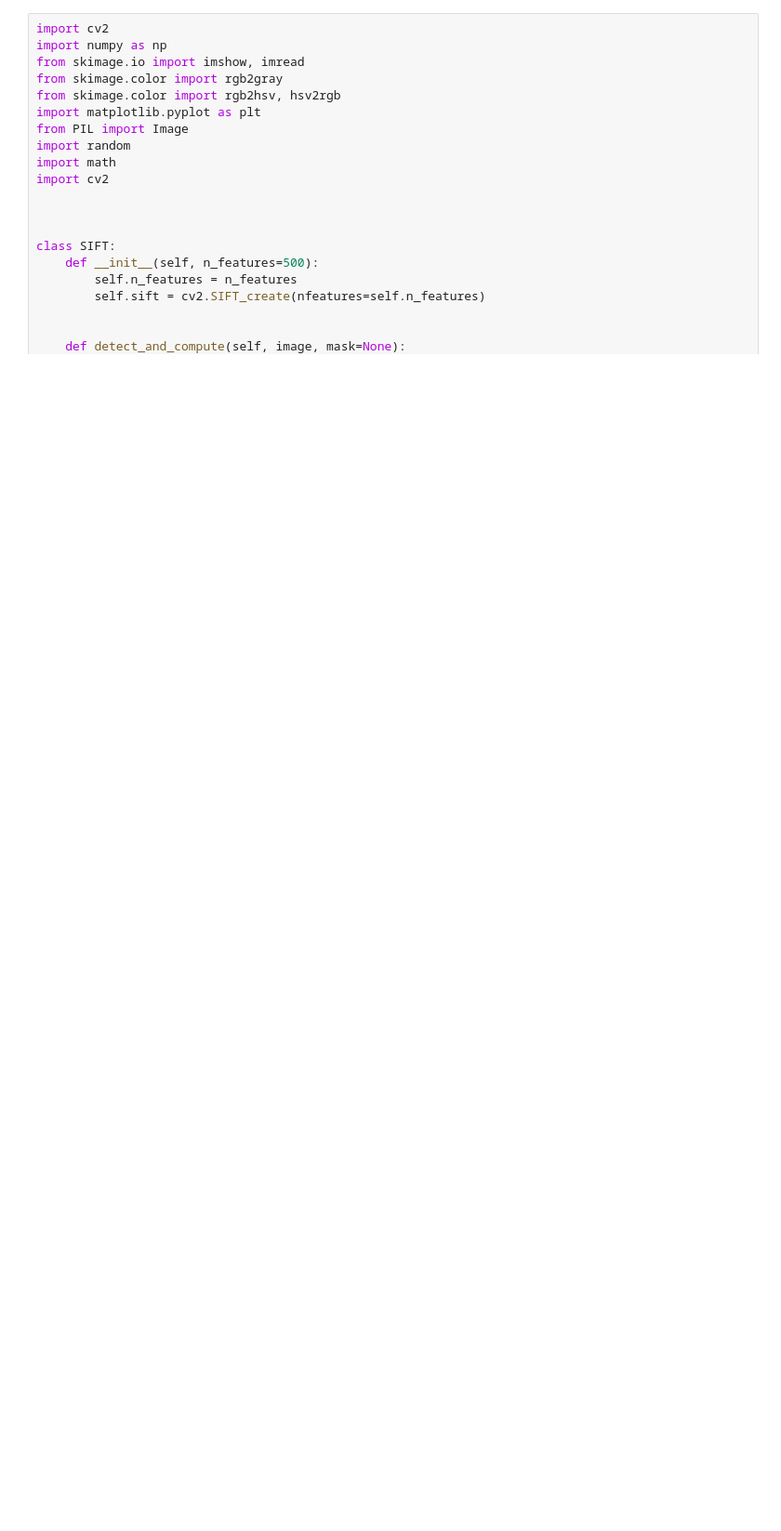
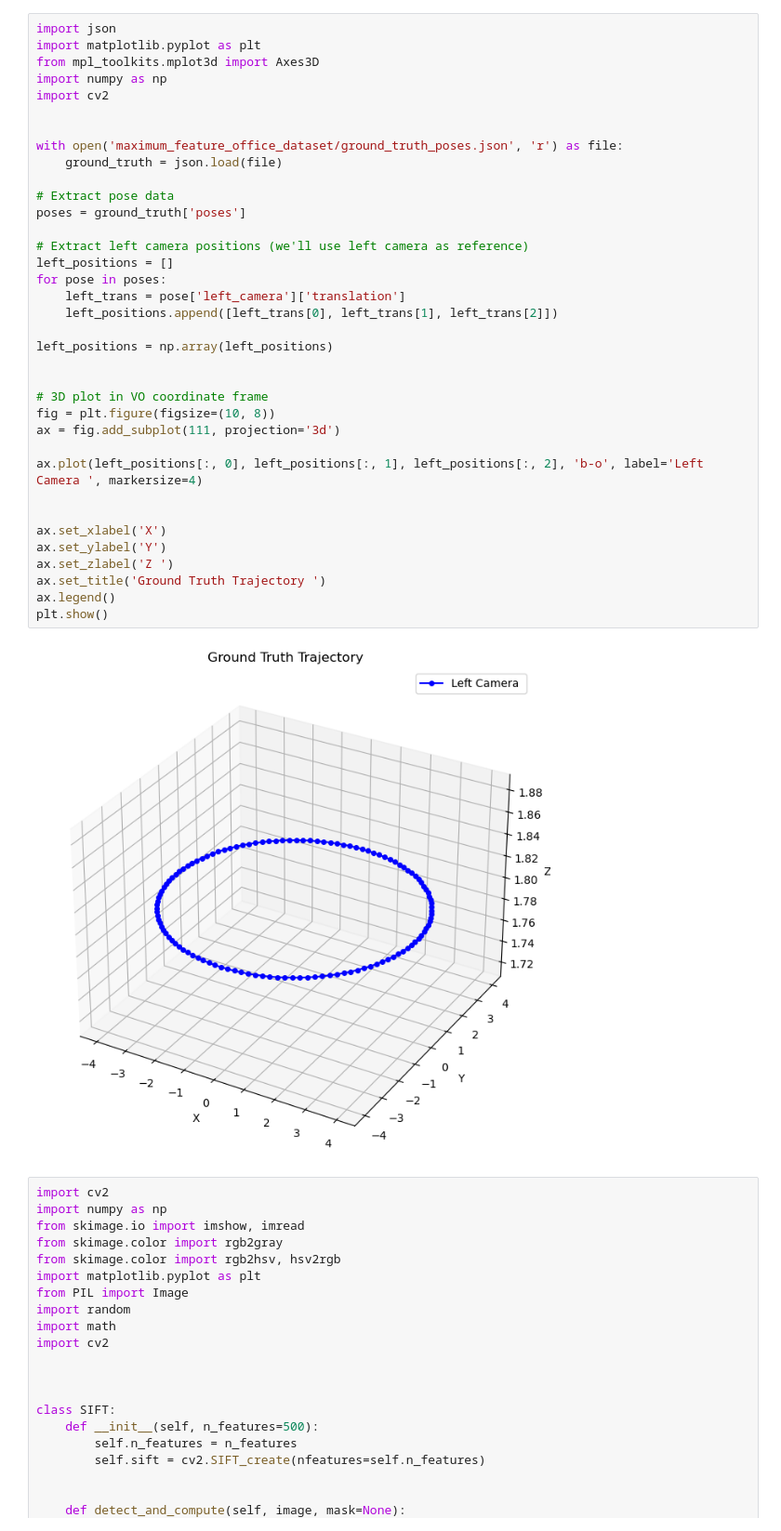
Before and after one commit to leroDipper/mono_vo, a Jupyter notebook: load_data.ipynb, the cells around one changed output. Shown at 93% size. Drawn from its saved outputs; the diff is of its cells as text; blank space fills up the shorter version.

```diff
--- a/load_data.ipynb
+++ b/load_data.ipynb
@@ -110,3 +69,41 @@ Ground Truth in VO coordinate frame:
+# %%
+import json
+import matplotlib.pyplot as plt
+from mpl_toolkits.mplot3d import Axes3D
+import numpy as np
+import cv2
+
+
+with open('maximum_feature_office_dataset/ground_truth_poses.json', 'r') as file:
+    ground_truth = json.load(file)
+
+# Extract pose data
+poses = ground_truth['poses']
+
+# Extract left camera positions (we'll use left camera as reference)
+left_positions = []
+for pose in poses:
+    left_trans = pose['left_camera']['translation']
+    left_positions.append([left_trans[0], left_trans[1], left_trans[2]])
+
+left_positions = np.array(left_positions)
+
+
+# 3D plot in VO coordinate frame
+fig = plt.figure(figsize=(10, 8))
+ax = fig.add_subplot(111, projection='3d')
+
+ax.plot(left_positions[:, 0], left_positions[:, 1], left_positions[:, 2], 'b-o', label='Left Camera ', markersize=4)
+
+
+ax.set_xlabel('X')
+ax.set_ylabel('Y')
+ax.set_zlabel('Z ')
+ax.set_title('Ground Truth Trajectory ')
+ax.legend()
+plt.show()
+# %% [output]
+[figure, added]
 # %%
 import cv2
 import numpy as np
```
Also changed, not shown: parts of 6 cells of this notebook, 16 other files.
